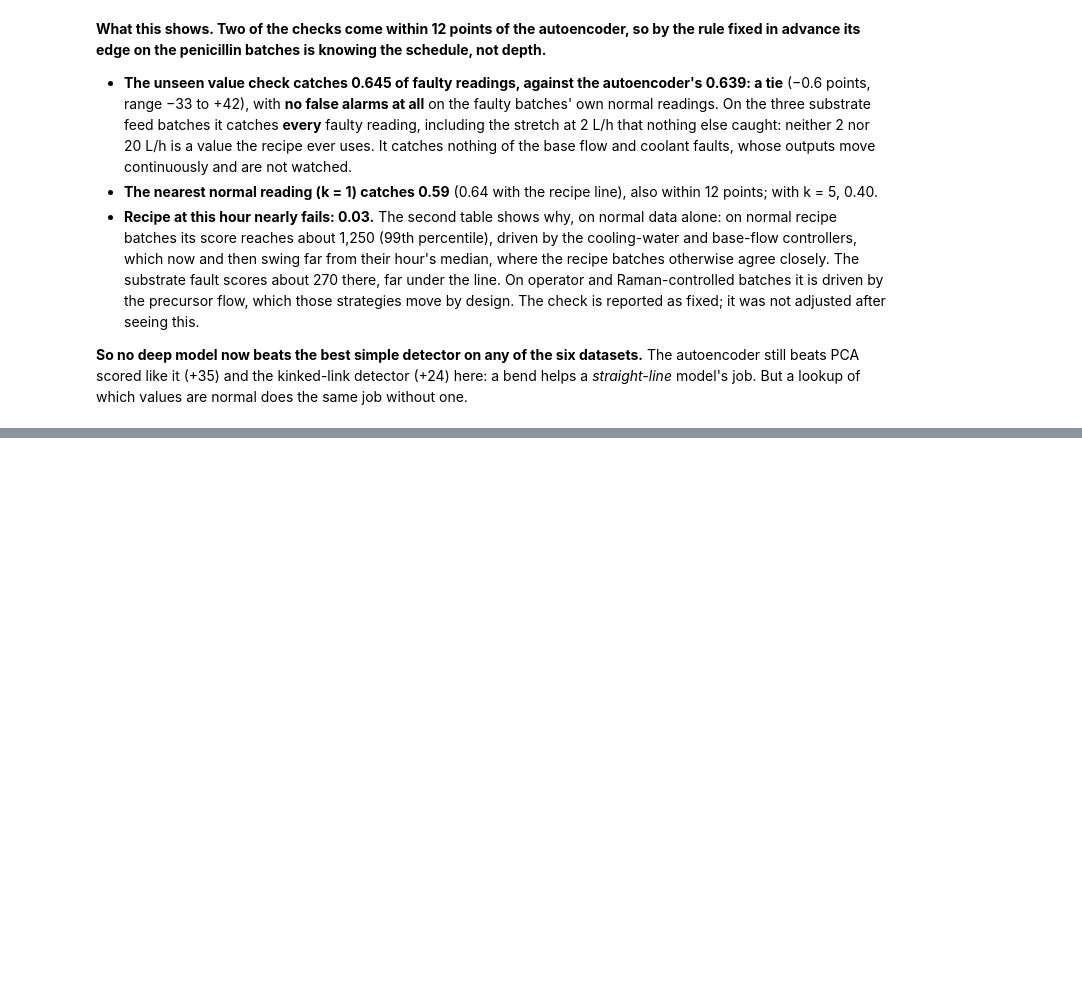
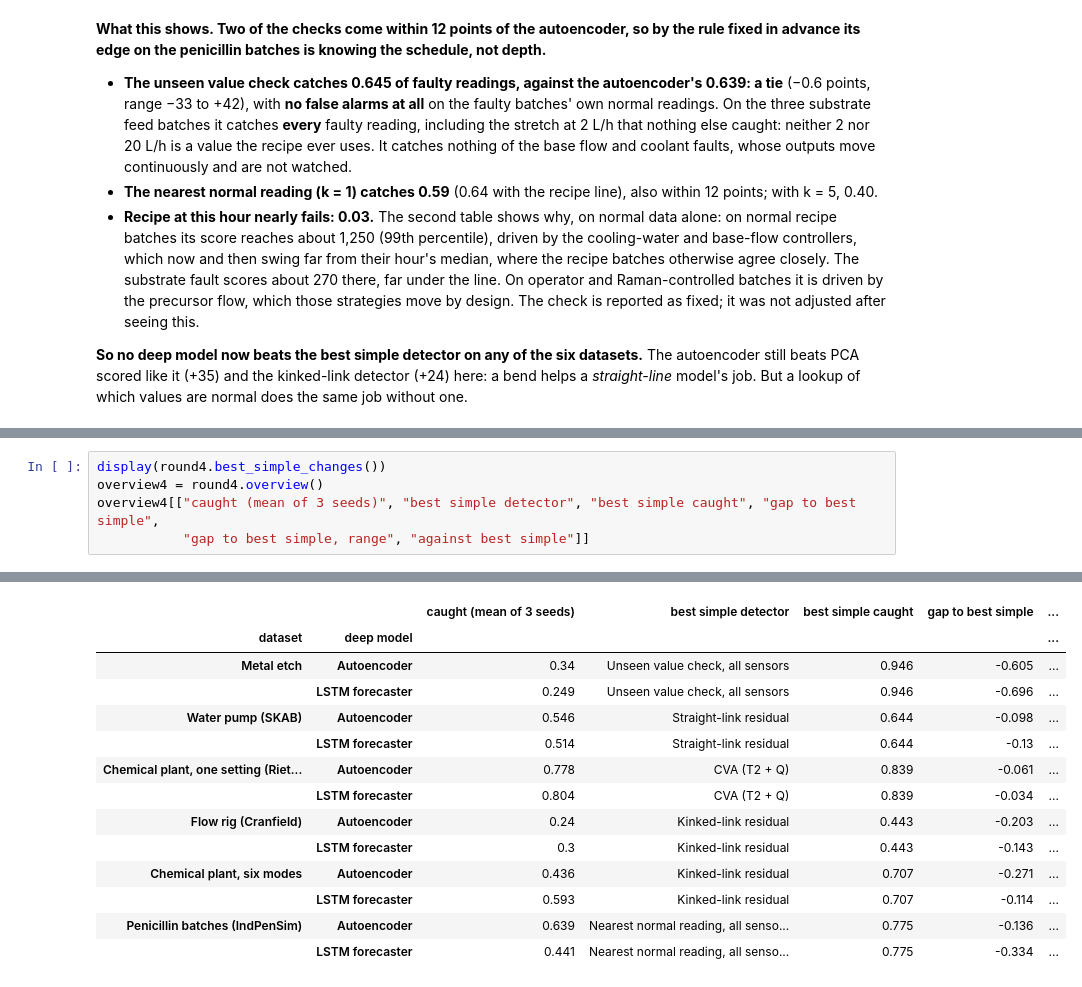
Before and after one commit to NeerajGit16/deep-learning-in-anomaly-detection, a Jupyter notebook: anomaly_lab/09_deep_models.ipynb, the cells around one changed output, grey strips where cells are left out. Drawn from its saved outputs; the diff is of its cells as text; blank space fills up the shorter version.

```diff
--- a/anomaly_lab/09_deep_models.ipynb
+++ b/anomaly_lab/09_deep_models.ipynb
@@ -737,0 +770,6 @@ round4.gap_changes("cranfield")[lambda t: t["moved"]]
+# %%
+display(round4.best_simple_changes())
+overview4 = round4.overview()
+overview4[["caught (mean of 3 seeds)", "best simple detector", "best simple caught", "gap to best simple",
+           "gap to best simple, range", "against best simple"]]
+# %% [output]
@@ -737,0 +784,14 @@ round4.gap_changes("cranfield")[lambda t: t["moved"]]
+|  |  | caught (mean of 3 seeds) | best simple detector | best simple caught | gap to best simple | ... |
+| dataset | deep model |  |  |  |  | ... |
+| Metal etch | Autoencoder | 0.34 | Unseen value check, all sensors | 0.946 | -0.605 | ... |
+|  | LSTM forecaster | 0.249 | Unseen value check, all sensors | 0.946 | -0.696 | ... |
+| Water pump (SKAB) | Autoencoder | 0.546 | Straight-link residual | 0.644 | -0.098 | ... |
+|  | LSTM forecaster | 0.514 | Straight-link residual | 0.644 | -0.13 | ... |
+| Chemical plant, one setting (Riet... | Autoencoder | 0.778 | CVA (T2 + Q) | 0.839 | -0.061 | ... |
+|  | LSTM forecaster | 0.804 | CVA (T2 + Q) | 0.839 | -0.034 | ... |
+| Flow rig (Cranfield) | Autoencoder | 0.24 | Kinked-link residual | 0.443 | -0.203 | ... |
+|  | LSTM forecaster | 0.3 | Kinked-link residual | 0.443 | -0.143 | ... |
+| Chemical plant, six modes | Autoencoder | 0.436 | Kinked-link residual | 0.707 | -0.271 | ... |
+|  | LSTM forecaster | 0.593 | Kinked-link residual | 0.707 | -0.114 | ... |
+| Penicillin batches (IndPenSim) | Autoencoder | 0.639 | Nearest normal reading, all senso... | 0.775 | -0.136 | ... |
+|  | LSTM forecaster | 0.441 | Nearest normal reading, all senso... | 0.775 | -0.334 | ... |
```
Also changed, not shown: parts of 19 cells of this notebook, 2 other files.
